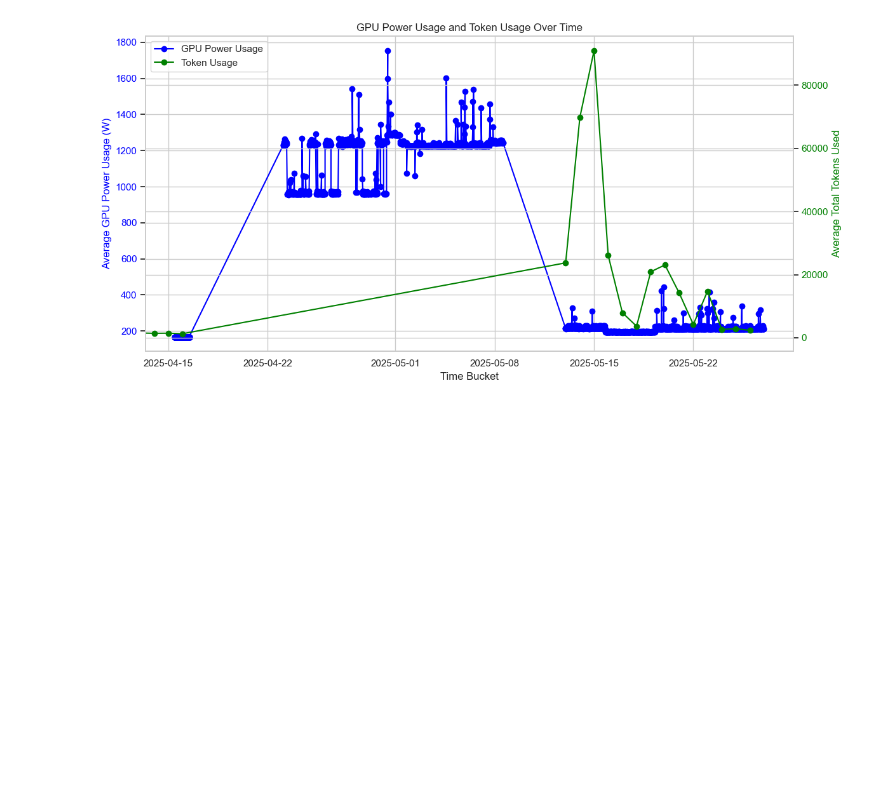
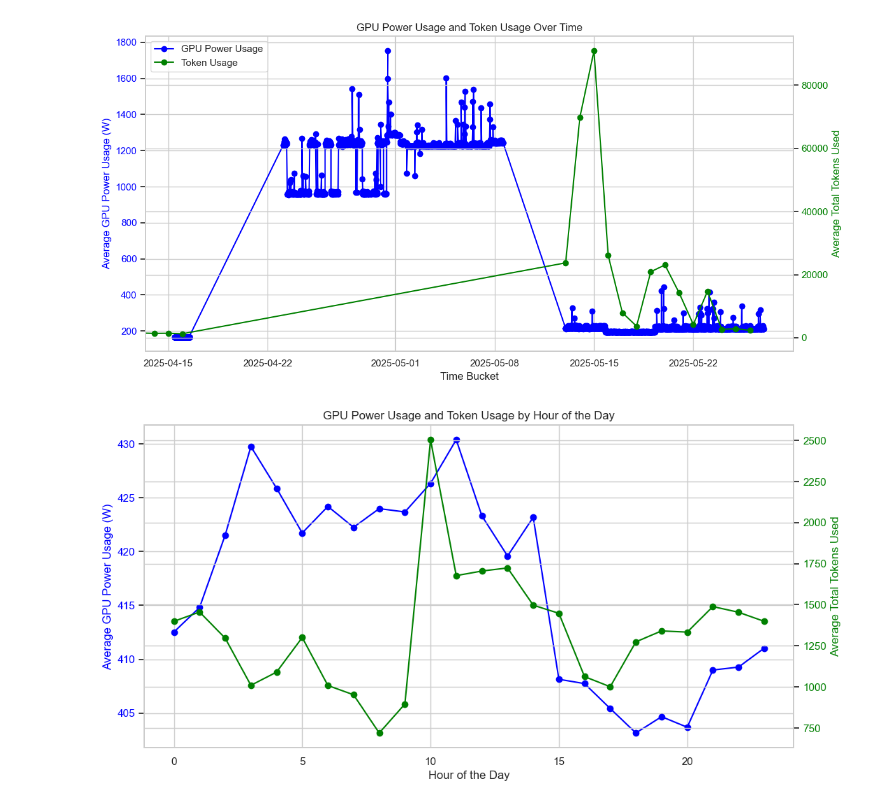
Before and after one commit to xerader/energy-and-ai, a Jupyter notebook: Data Analysis.ipynb, the cells around one changed output. Cells and saved outputs as stored; diff of their text form; code cells hidden in the pictures; blank space fills up the shorter version.

```diff
--- a/data/Data Analysis.ipynb
+++ b/Data Analysis.ipynb
@@ -266,7 +287,7 @@ Passing `palette` without assigning `hue` is deprecated and will be removed in v
 # %% [markdown]
 # Second Data
 # %%
-gpu_power_usage_2 = pd.read_csv('./Second/GPU Power Usage-data-as-joinbyfield-2025-05-08 14_54_19.csv', header=1)
+gpu_power_usage_2 = pd.read_csv('./data/Second/GPU Power Usage-data-as-joinbyfield-2025-05-08 14_54_19.csv', header=1)
 gpu_power_usage_2['total'] = gpu_power_usage_2[[x for x in gpu_power_usage_2.columns if 'GPU' in x]].sum(axis=1)
 gpu_power_usage_2['time_bucket'] = pd.to_datetime(gpu_power_usage_2['Time'], format='mixed').dt.floor('h')
 gpu_power_usage_2['day'] = gpu_power_usage_2['time_bucket'].dt.date
@@ -398,7 +460,7 @@ plt.savefig(f"{output_dir}/token_usage_by_affiliation_3rd_dataset.png")
 [figure]
 # %%
 # aggregate by model
-model_usage_3 = pd.read_csv("./Third/Token Usage by Model-data-2025-05-27 11_10_26.csv", header=1)
+model_usage_3 = pd.read_csv("./data/Third/Token Usage by Model-data-2025-05-27 11_10_26.csv", header=1)
 model_usage_3.columns = ['time', 'model', 'total_tokens']
 
 # lines to convert total_tokens to numeric
@@ -574,3 +636,35 @@ plt.tight_layout()
 plt.show()
 # %% [output]
 [figure]
+# %%
+# look at it by hour instead of by day
+gpu_pu['hour'] = gpu_pu['time_bucket'].dt.hour
+gpu_pu['day'] = gpu_pu['time_bucket'].dt.date
+
+# now aggregate
+gpu_pu_hour = gpu_pu.groupby(['hour']).agg({'total': 'mean'}).reset_index()
+gpu_pu_day = gpu_pu.groupby(['day']).agg({'total': 'mean'}).reset_index()
+
+# now plot
+# Create figure and primary axis
+fig, ax1 = plt.subplots(figsize=(12, 6))
+# Plot GPU power usage on primary axis (bottom)
+color1 = 'blue'
+ax1.set_xlabel('Hour of the Day')
+ax1.set_ylabel('Average GPU Power Usage (W)', color=color1)
+ax1.plot(gpu_pu_hour['hour'], gpu_pu_hour['total'], marker='o', color=color1, label='GPU Power Usage')
+ax1.tick_params(axis='y', labelcolor=color1)
+
+# Create secondary axis (top) sharing the same x-axis
+ax2 = ax1.twinx()
+color2 = 'green'
+ax2.set_ylabel('Average Total Tokens Used', color=color2)
+ax2.set_xlim(ax1.get_xlim())  # Ensure both x-axes are aligned
+ax2.plot(total_data_hour['hour'], total_data_hour['total_tokens'], marker='o', color=color2, label='Token Usage')
+ax2.tick_params(axis='y', labelcolor=color2)
+# Add title
+plt.title('GPU Power Usage and Token Usage by Hour of the Day')
+
+plt.savefig(f"{output_dir}/gpu_power_usage_and_token_usage_by_hour_combined_datasets.png")
+# %% [output]
+[figure, added]
```
Also changed, not shown: parts of 9 cells of this notebook, 1 other file.
